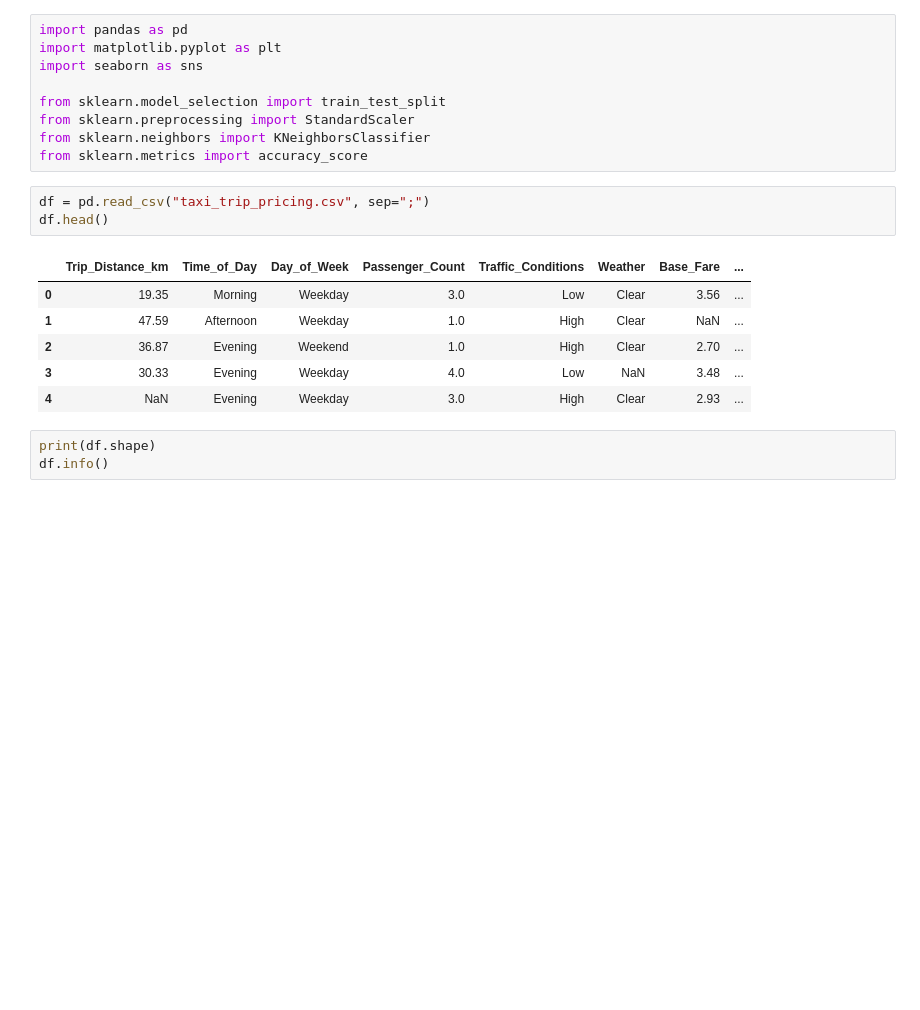
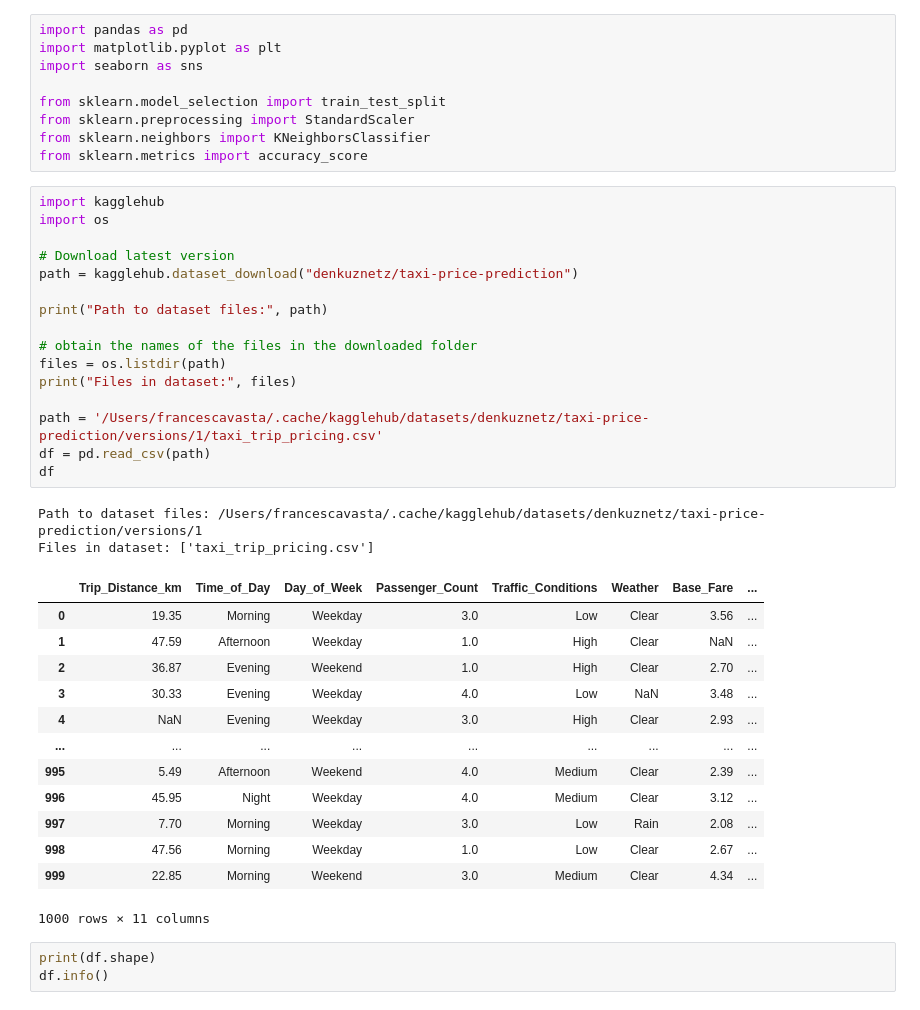
Before and after one commit to fravasta/Prediction-of-Taxi-fares, a Jupyter notebook: data_cleaning.ipynb, the cells around one changed output. Drawn from its saved outputs; the diff is of its cells as text; blank space fills up the shorter version.

```diff
--- a/data_cleaning.ipynb
+++ b/data_cleaning.ipynb
@@ -19,16 +19,38 @@ from sklearn.model_selection import train_test_split
 from sklearn.preprocessing import StandardScaler
 from sklearn.neighbors import KNeighborsClassifier
 from sklearn.metrics import accuracy_score
-# %%
-df = pd.read_csv("taxi_trip_pricing.csv", sep=";")
-df.head()
-# %% [output]
-|  | Trip_Distance_km | Time_of_Day | Day_of_Week | Passenger_Count | Traffic_Conditions | Weather | Base_Fare | ... |
-| 0 | 19.35 | Morning | Weekday | 3.0 | Low | Clear | 3.56 | ... |
-| 1 | 47.59 | Afternoon | Weekday | 1.0 | High | Clear | NaN | ... |
-| 2 | 36.87 | Evening | Weekend | 1.0 | High | Clear | 2.70 | ... |
-| 3 | 30.33 | Evening | Weekday | 4.0 | Low | NaN | 3.48 | ... |
-| 4 | NaN | Evening | Weekday | 3.0 | High | Clear | 2.93 | ... |
+# %%
+import kagglehub
+import os
+
+# Download latest version
+path = kagglehub.dataset_download("denkuznetz/taxi-price-prediction")
+
+print("Path to dataset files:", path)
+
+# obtain the names of the files in the downloaded folder
+files = os.listdir(path)
+print("Files in dataset:", files)
+
+path = '/Users/francescavasta/.cache/kagglehub/datasets/denkuznetz/taxi-price-prediction/versions/1/taxi_trip_pricing.csv'
+df = pd.read_csv(path)
+df
+# %% [output]
+Path to dataset files: /Users/francescavasta/.cache/kagglehub/datasets/denkuznetz/taxi-price-prediction/versions/1
+Files in dataset: ['taxi_trip_pricing.csv']
+|  | Trip_Distance_km | Time_of_Day | Day_of_Week | Passenger_Count | Traffic_Conditions | Weather | Base_Fare | ... |
+| 0 | 19.35 | Morning | Weekday | 3.0 | Low | Clear | 3.56 | ... |
+| 1 | 47.59 | Afternoon | Weekday | 1.0 | High | Clear | NaN | ... |
+| 2 | 36.87 | Evening | Weekend | 1.0 | High | Clear | 2.70 | ... |
+| 3 | 30.33 | Evening | Weekday | 4.0 | Low | NaN | 3.48 | ... |
+| 4 | NaN | Evening | Weekday | 3.0 | High | Clear | 2.93 | ... |
+| ... | ... | ... | ... | ... | ... | ... | ... | ... |
+| 995 | 5.49 | Afternoon | Weekend | 4.0 | Medium | Clear | 2.39 | ... |
+| 996 | 45.95 | Night | Weekday | 4.0 | Medium | Clear | 3.12 | ... |
+| 997 | 7.70 | Morning | Weekday | 3.0 | Low | Rain | 2.08 | ... |
+| 998 | 47.56 | Morning | Weekday | 1.0 | Low | Clear | 2.67 | ... |
+| 999 | 22.85 | Morning | Weekend | 3.0 | Medium | Clear | 4.34 | ... |
+1000 rows × 11 columns
 # %%
 print(df.shape)
 df.info()
```
Also changed, not shown: parts of 24 cells of this notebook, 5 other files.
